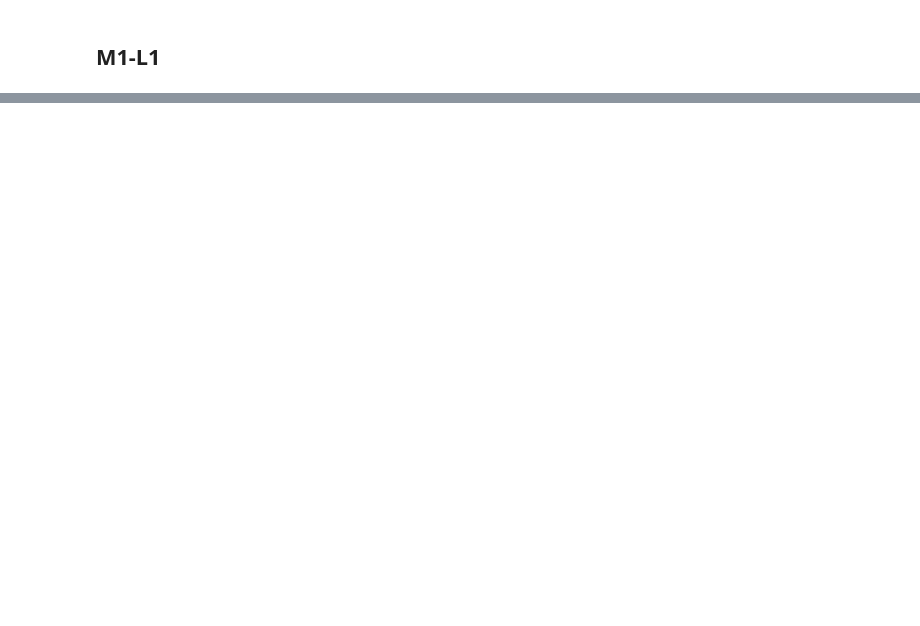
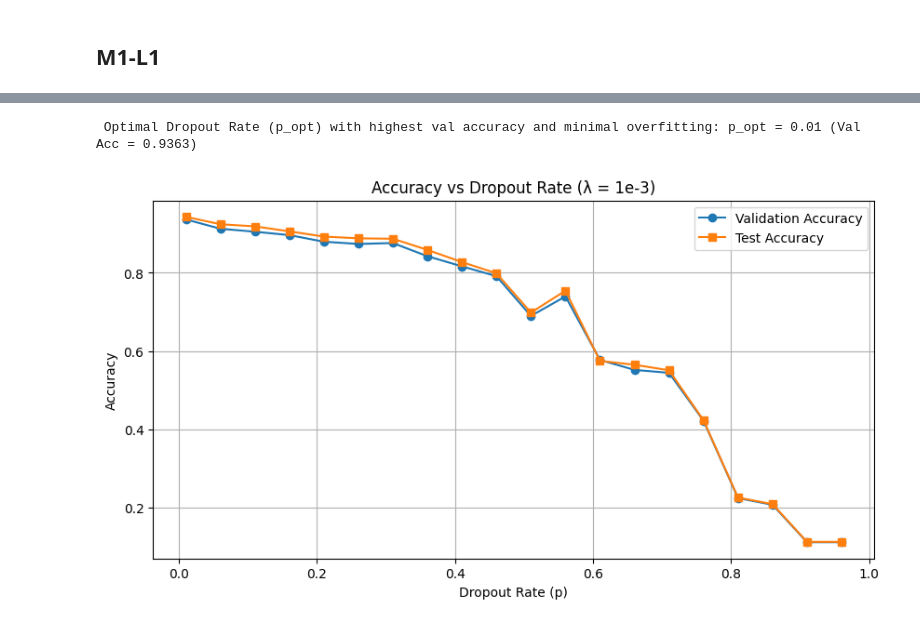
Before and after one commit to Fragoa/Regularizing-Neural-Networks, a Jupyter notebook: Regularizing_Neural_Networks.ipynb, the cells around one changed output, grey strips where cells are left out. Drawn from its saved outputs; the diff is of its cells as text; code cells hidden in the pictures; blank space fills up the shorter version.

Commit message:
the first version of dropout

```diff
--- a/Regularizing_Neural_Networks.ipynb
+++ b/Regularizing_Neural_Networks.ipynb
@@ -318,0 +364,8 @@ plt.show()
+# %%
+lambda_val = 1e-3
+
+p_values = np.round(np.arange(0.01, 1.00, 0.05), 2)
+results = []
+# %%
+for p in p_values:
+    results.append(train_model_l2_dropout(lambda_val, p))
@@ -318,0 +401,20 @@ plt.show()
+# %%
+print(f"\n Optimal Dropout Rate (p_opt) with highest val accuracy and minimal overfitting: p_opt = {p_opt:.2f} (Val Acc = {val_opt:.4f})")
+
+# Plot validation and test accuracy vs dropout rate
+p_list = [res[0] for res in results]
+val_acc_list = [res[2] for res in results]
+test_acc_list = [res[4] for res in results]
+
+plt.figure(figsize=(10, 5))
+plt.plot(p_list, val_acc_list, marker='o', label='Validation Accuracy')
+plt.plot(p_list, test_acc_list, marker='s', label='Test Accuracy')
+plt.xlabel('Dropout Rate (p)')
+plt.ylabel('Accuracy')
+plt.title('Accuracy vs Dropout Rate (λ = 1e-3)')
+plt.legend()
+plt.grid(True)
+plt.show()
+# %% [output]
+ Optimal Dropout Rate (p_opt) with highest val accuracy and minimal overfitting: p_opt = 0.01 (Val Acc = 0.9363)
+[figure, added]
```
Also changed, not shown: parts of 13 cells of this notebook.
